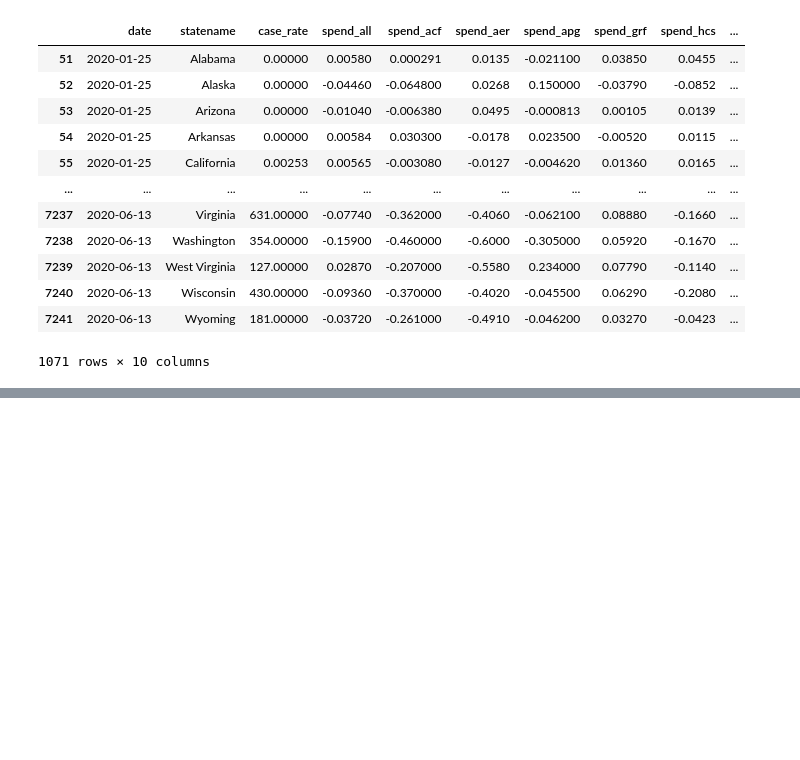
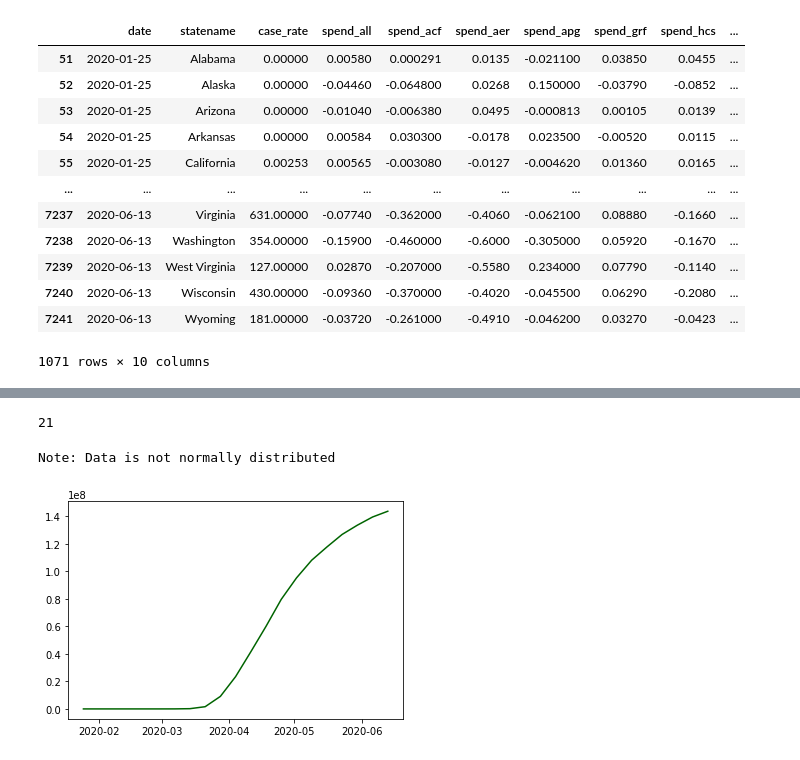
Before and after one commit to Starlinf/Project1, a Jupyter notebook: Project1_Q2.ipynb, the cells around one changed output, grey strips where cells are left out. Cells and saved outputs as stored; diff of their text form; code cells hidden in the pictures; blank space fills up the shorter version.

```diff
--- a/Project1_Q2.ipynb
+++ b/Project1_Q2.ipynb
@@ -398,0 +387,4 @@ q2_top5_fl
+# %%
+# Slice out rows that match with the six selected states
+clean_cs_uic_df = cs_uic_df[cs_uic_df['statename'].isin (state_list)]
+clean_cs_uic_df.reset_index(drop=True)
@@ -398,0 +413,11 @@ q2_top5_fl
+# %%
+# Weekly statitics of all six states
+weekly_stats = clean_cs_uic_df.groupby('date').agg(
+    case_rate_mean=('case_rate', np.mean),
+    total_cases_mean=('total_cases', np.mean),
+    spend_all_mean=('spend_all', np.mean),
+    total_claims_mean=('total_claims', np.mean),
+    total_claims_rate_mean=('total_claims_rate', np.mean)
+).round(3)
+
+weekly_stats.reset_index()
@@ -398,0 +442,4 @@ q2_top5_fl
+# %%
+# Set x-axis to the dates in date set
+x_axis = clean_cs_uic_df['date'].unique()
+x_axis
@@ -398,0 +458,18 @@ q2_top5_fl
+# %%
+# Get values for plotting
+COVID_case_rate = weekly_stats['case_rate_mean']
+total_COVID = weekly_stats['total_cases_mean']
+total_spending = weekly_stats['spend_all_mean']
+total_claims = weekly_stats['total_claims_mean']
+total_claims_rate = weekly_stats['total_claims_rate_mean']
+# %%
+total_COVID.count()
+# %% [output]
+21
+# %%
+# Plot approximate number of total COVID cases between Jan and Jun
+plt.plot(x_axis, total_COVID, color='darkgreen')
+print('Note: Data is not normally distributed')
+# %% [output]
+Note: Data is not normally distributed
+[figure, added]
```
Also changed, not shown: parts of 58 cells of this notebook.
